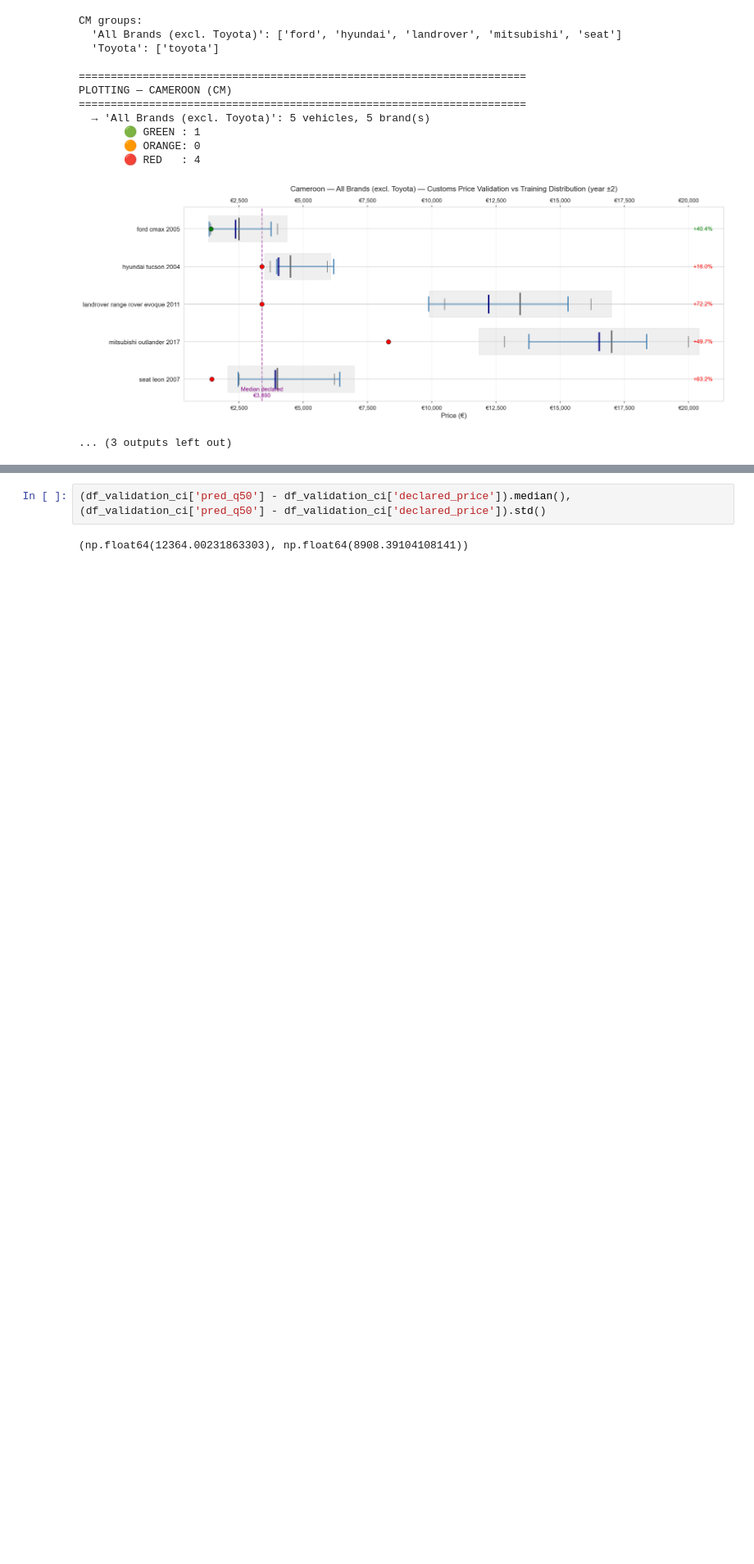
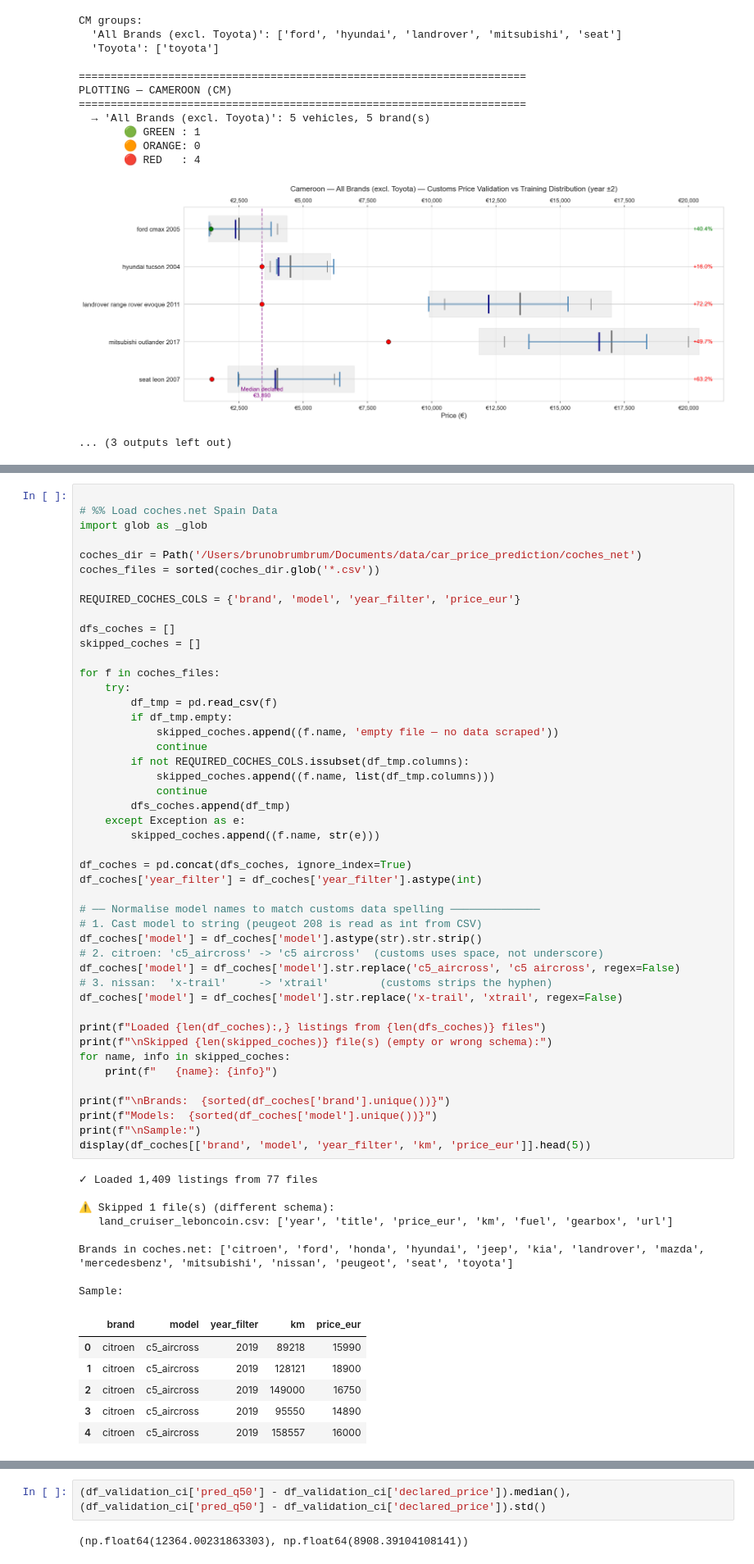
Before and after one commit to brunothefirst/car_price_prediction, a Jupyter notebook: notebooks/07_lean_model_evaluation_customs.ipynb, the cells around one changed output, grey strips where cells are left out. Shown at 82% size. Drawn from its saved outputs; the diff is of its cells as text; blank space fills up the shorter version.

```diff
--- a/notebooks/07_lean_model_evaluation_customs.ipynb
+++ b/notebooks/07_lean_model_evaluation_customs.ipynb
@@ -1651,0 +1667,61 @@ PLOTTING — CAMEROON (CM)
+# %%
+
+# %% Load coches.net Spain Data
+import glob as _glob
+
+coches_dir = Path('/Users/brunobrumbrum/Documents/data/car_price_prediction/coches_net')
+coches_files = sorted(coches_dir.glob('*.csv'))
+
+REQUIRED_COCHES_COLS = {'brand', 'model', 'year_filter', 'price_eur'}
+
+dfs_coches = []
+skipped_coches = []
+
+for f in coches_files:
+    try:
+        df_tmp = pd.read_csv(f)
+        if df_tmp.empty:
+            skipped_coches.append((f.name, 'empty file — no data scraped'))
+            continue
+        if not REQUIRED_COCHES_COLS.issubset(df_tmp.columns):
+            skipped_coches.append((f.name, list(df_tmp.columns)))
+            continue
+        dfs_coches.append(df_tmp)
+    except Exception as e:
+        skipped_coches.append((f.name, str(e)))
+
+df_coches = pd.concat(dfs_coches, ignore_index=True)
+df_coches['year_filter'] = df_coches['year_filter'].astype(int)
+
+# ── Normalise model names to match customs data spelling ──────────────
+# 1. Cast model to string (peugeot 208 is read as int from CSV)
+df_coches['model'] = df_coches['model'].astype(str).str.strip()
+# 2. citroen: 'c5_aircross' -> 'c5 aircross'  (customs uses space, not underscore)
+df_coches['model'] = df_coches['model'].str.replace('c5_aircross', 'c5 aircross', regex=False)
+# 3. nissan:  'x-trail'     -> 'xtrail'        (customs strips the hyphen)
+df_coches['model'] = df_coches['model'].str.replace('x-trail', 'xtrail', regex=False)
+
+print(f"Loaded {len(df_coches):,} listings from {len(dfs_coches)} files")
+print(f"\nSkipped {len(skipped_coches)} file(s) (empty or wrong schema):")
+for name, info in skipped_coches:
+    print(f"   {name}: {info}")
+
+print(f"\nBrands:  {sorted(df_coches['brand'].unique())}")
+print(f"Models:  {sorted(df_coches['model'].unique())}")
+print(f"\nSample:")
+display(df_coches[['brand', 'model', 'year_filter', 'km', 'price_eur']].head(5))
+# %% [output]
+✓ Loaded 1,409 listings from 77 files
+
+⚠ Skipped 1 file(s) (different schema):
+   land_cruiser_leboncoin.csv: ['year', 'title', 'price_eur', 'km', 'fuel', 'gearbox', 'url']
+
+Brands in coches.net: ['citroen', 'ford', 'honda', 'hyundai', 'jeep', 'kia', 'landrover', 'mazda', 'mercedesbenz', 'mitsubishi', 'nissan', 'peugeot', 'seat', 'toyota']
+
+Sample:
+|  | brand | model | year_filter | km | price_eur |
+| 0 | citroen | c5_aircross | 2019 | 89218 | 15990 |
+| 1 | citroen | c5_aircross | 2019 | 128121 | 18900 |
+| 2 | citroen | c5_aircross | 2019 | 149000 | 16750 |
+| 3 | citroen | c5_aircross | 2019 | 95550 | 14890 |
+| 4 | citroen | c5_aircross | 2019 | 158557 | 16000 |
```
Also changed, not shown: parts of 6 cells of this notebook, 12 other files.
